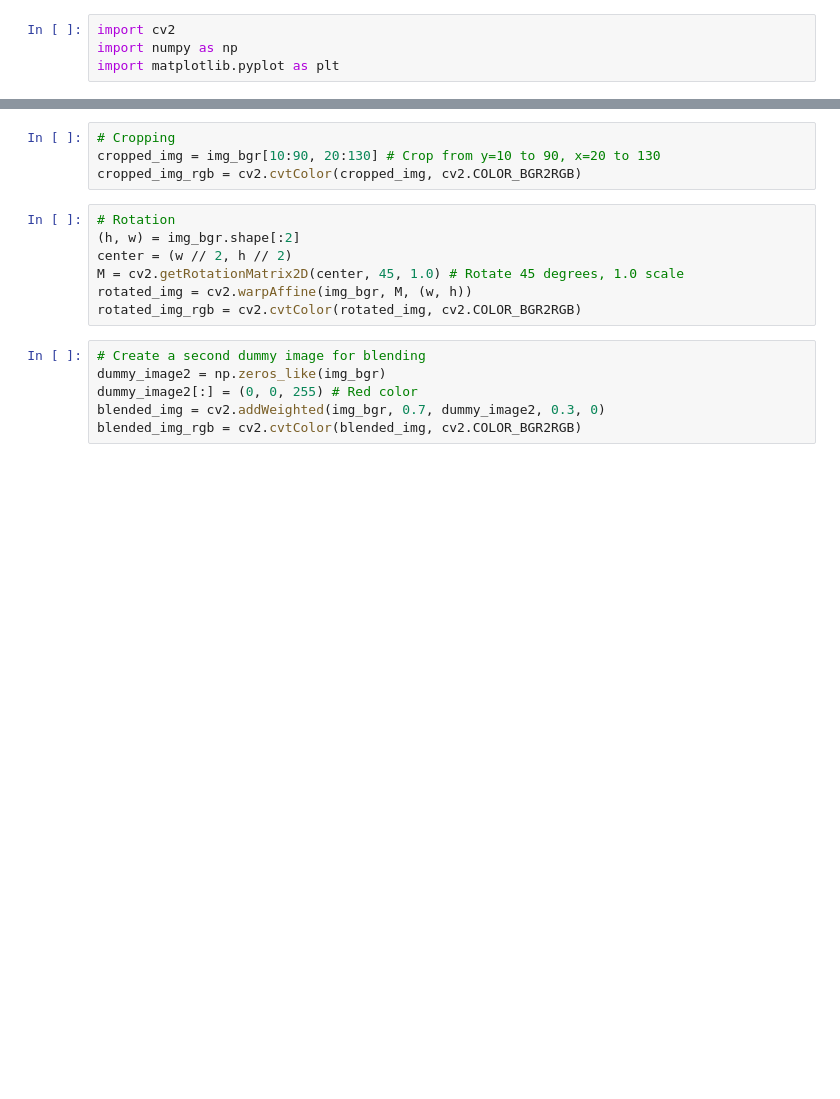
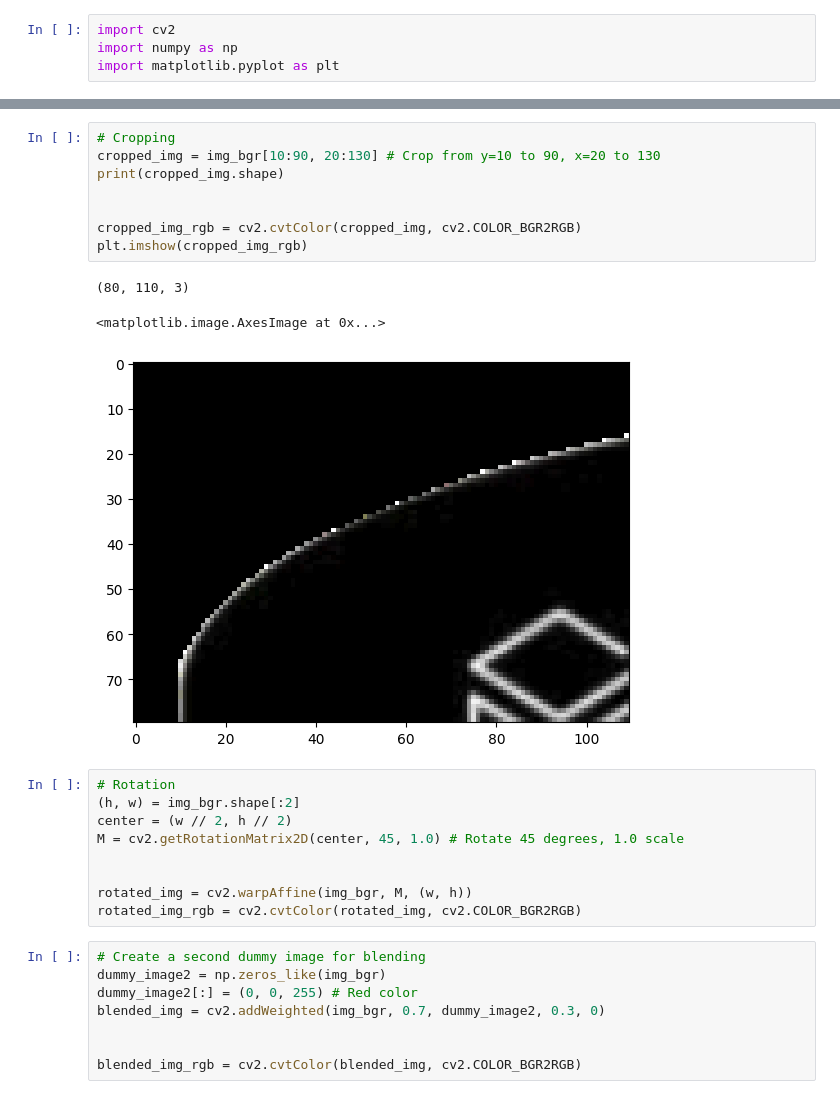
Before and after one commit to tharhtet-deepfaro/Practical-ML-by-WAI, a Jupyter notebook: 4_image_processing_techniques/basic_manipulation.ipynb, the cells around one changed output, grey strips where cells are left out. Cells and saved outputs as stored; diff of their text form; blank space fills up the shorter version.

```diff
--- a/4_image_processing_techniques/basic_manipulation.ipynb
+++ b/4_image_processing_techniques/basic_manipulation.ipynb
@@ -63,12 +71,22 @@ resized_img_rgb = cv2.cvtColor(resized_img, cv2.COLOR_BGR2RGB)
 # %%
 # Cropping
 cropped_img = img_bgr[10:90, 20:130] # Crop from y=10 to 90, x=20 to 130
+print(cropped_img.shape)
+
+
 cropped_img_rgb = cv2.cvtColor(cropped_img, cv2.COLOR_BGR2RGB)
+plt.imshow(cropped_img_rgb)
+# %% [output]
+(80, 110, 3)
+<matplotlib.image.AxesImage at 0x...>
+[figure, added]
 # %%
 # Rotation
 (h, w) = img_bgr.shape[:2]
 center = (w // 2, h // 2)
 M = cv2.getRotationMatrix2D(center, 45, 1.0) # Rotate 45 degrees, 1.0 scale
+
+
 rotated_img = cv2.warpAffine(img_bgr, M, (w, h))
 rotated_img_rgb = cv2.cvtColor(rotated_img, cv2.COLOR_BGR2RGB)
 # %%
@@ -76,6 +94,8 @@ rotated_img_rgb = cv2.cvtColor(rotated_img, cv2.COLOR_BGR2RGB)
 dummy_image2 = np.zeros_like(img_bgr)
 dummy_image2[:] = (0, 0, 255) # Red color
 blended_img = cv2.addWeighted(img_bgr, 0.7, dummy_image2, 0.3, 0)
+
+
 blended_img_rgb = cv2.cvtColor(blended_img, cv2.COLOR_BGR2RGB)
 # %%
 # Display all manipulated images
```
Also changed, not shown: parts of 6 cells of this notebook, 12 other files.
